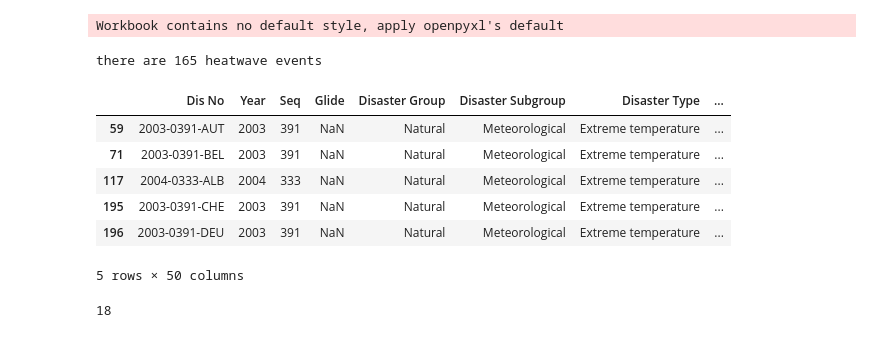
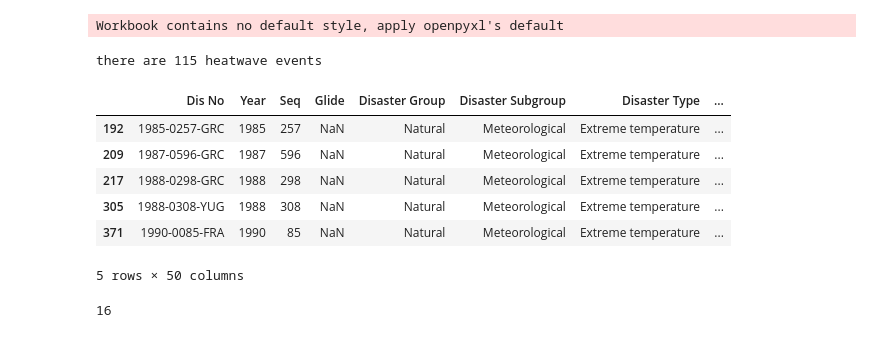
Before and after one commit to wentingjiang2022/mda_kuleuven, a Jupyter notebook: notebooks/data_exploration.ipynb, the cells around one changed output. Cells and saved outputs as stored; diff of their text form; code cells hidden in the pictures.

```diff
--- a/notebooks/data_exploration.ipynb
+++ b/notebooks/data_exploration.ipynb
@@ -15,7 +15,7 @@ import calendar
 import requests
 from sklearn.compose import ColumnTransformer
 # %%
-def read_file(file_path, year_from=2003):
+def read_file(file_path, year_from=1980):
     # Define the number of rows to skip
     num_rows_to_skip = 6
     # Read the Excel file, skipping the specified number of rows
@@ -29,19 +29,20 @@ def read_file(file_path, year_from=2003):
     print("there are " + str(df_heat_recent.shape[0]) + " heatwave events")
     return df_heat_recent
 # %%
-# world
 directory = '../data/raw/'
-df_heat = read_file(directory + 'emdat_public_2023_08_18_query_uid-susUgT.xlsx')
+# the earliest data available is from 1985
+df_heat = read_file(directory + 'emdat_public_2023_08_22_query_uid-hU230X.xlsx')
+
 df_heat.head()
 # %% [output]
 Workbook contains no default style, apply openpyxl's default
-there are 165 heatwave events
+there are 115 heatwave events
 |  | Dis No | Year | Seq | Glide | Disaster Group | Disaster Subgroup | Disaster Type | ... |
-| 59 | 2003-0391-AUT | 2003 | 391 | NaN | Natural | Meteorological | Extreme temperature | ... |
-| 71 | 2003-0391-BEL | 2003 | 391 | NaN | Natural | Meteorological | Extreme temperature | ... |
-| 117 | 2004-0333-ALB | 2004 | 333 | NaN | Natural | Meteorological | Extreme temperature | ... |
-| 195 | 2003-0391-CHE | 2003 | 391 | NaN | Natural | Meteorological | Extreme temperature | ... |
-| 196 | 2003-0391-DEU | 2003 | 391 | NaN | Natural | Meteorological | Extreme temperature | ... |
+| 192 | 1985-0257-GRC | 1985 | 257 | NaN | Natural | Meteorological | Extreme temperature | ... |
+| 209 | 1987-0596-GRC | 1987 | 596 | NaN | Natural | Meteorological | Extreme temperature | ... |
+| 217 | 1988-0298-GRC | 1988 | 298 | NaN | Natural | Meteorological | Extreme temperature | ... |
+| 305 | 1988-0308-YUG | 1988 | 308 | NaN | Natural | Meteorological | Extreme temperature | ... |
+| 371 | 1990-0085-FRA | 1990 | 85 | NaN | Natural | Meteorological | Extreme temperature | ... |
 5 rows × 50 columns
 # %%
 def countries_with_min_no_heatwaves(df_heat, threshold=3):
@@ -51,7 +52,7 @@ def countries_with_min_no_heatwaves(df_heat, threshold=3):
 top = countries_with_min_no_heatwaves(df_heat, threshold=3)
 top
 # %% [output]
-18
+16
 # %%
 def heatwave_top_countries(df, top=None):
     df_sorted = df.groupby('Country').count().reset_index().sort_values(by='Year', ascending=False)
```
Also changed, not shown: parts of 6 cells of this notebook, 23 other files.
